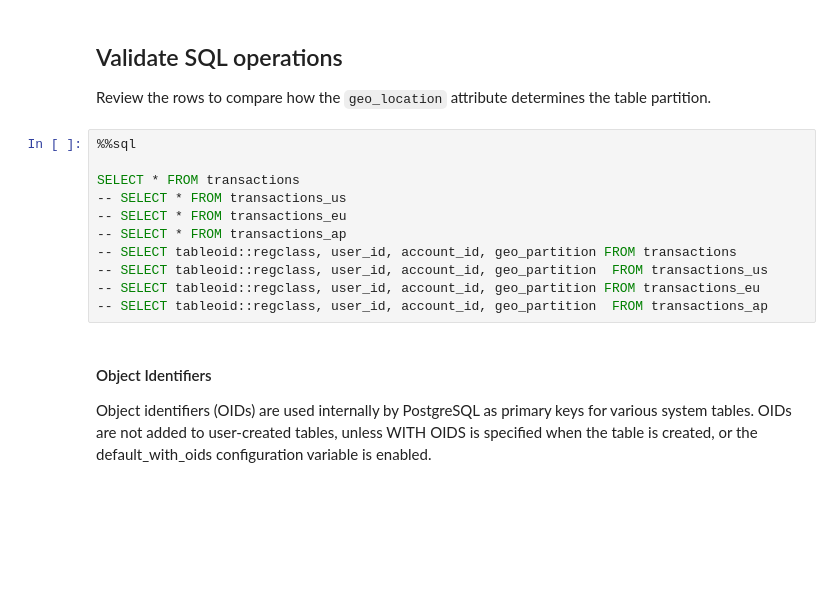
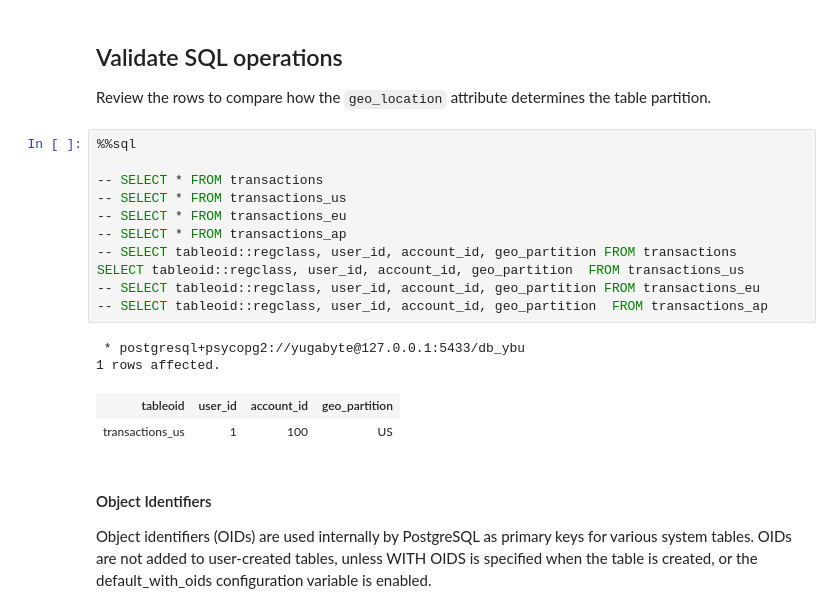
Before and after one commit to YugabyteDB-University/YSQL-Development, a Jupyter notebook: 03_YSQL_Advanced_local.ipynb, the cells around one changed output. Drawn from its saved outputs; the diff is of its cells as text; blank space fills up the shorter version.

```diff
--- a/03_YSQL_Advanced_local.ipynb
+++ b/03_YSQL_Advanced_local.ipynb
@@ -393,14 +586,19 @@ Review the rows to compare how the `geo_location` attribute determines the table
 # %%
 %%sql
 
-SELECT * FROM transactions
+-- SELECT * FROM transactions
 -- SELECT * FROM transactions_us
 -- SELECT * FROM transactions_eu
 -- SELECT * FROM transactions_ap
 -- SELECT tableoid::regclass, user_id, account_id, geo_partition FROM transactions
--- SELECT tableoid::regclass, user_id, account_id, geo_partition  FROM transactions_us
+SELECT tableoid::regclass, user_id, account_id, geo_partition  FROM transactions_us
 -- SELECT tableoid::regclass, user_id, account_id, geo_partition FROM transactions_eu
 -- SELECT tableoid::regclass, user_id, account_id, geo_partition  FROM transactions_ap
+# %% [output]
+ * postgresql+psycopg2://yugabyte@127.0.0.1:5433/db_ybu
+1 rows affected.
+| tableoid | user_id | account_id | geo_partition |
+| transactions_us | 1 | 100 | US |
 # %% [markdown]
 #### Object Identifiers
 
```
Also changed, not shown: parts of 25 cells of this notebook.
